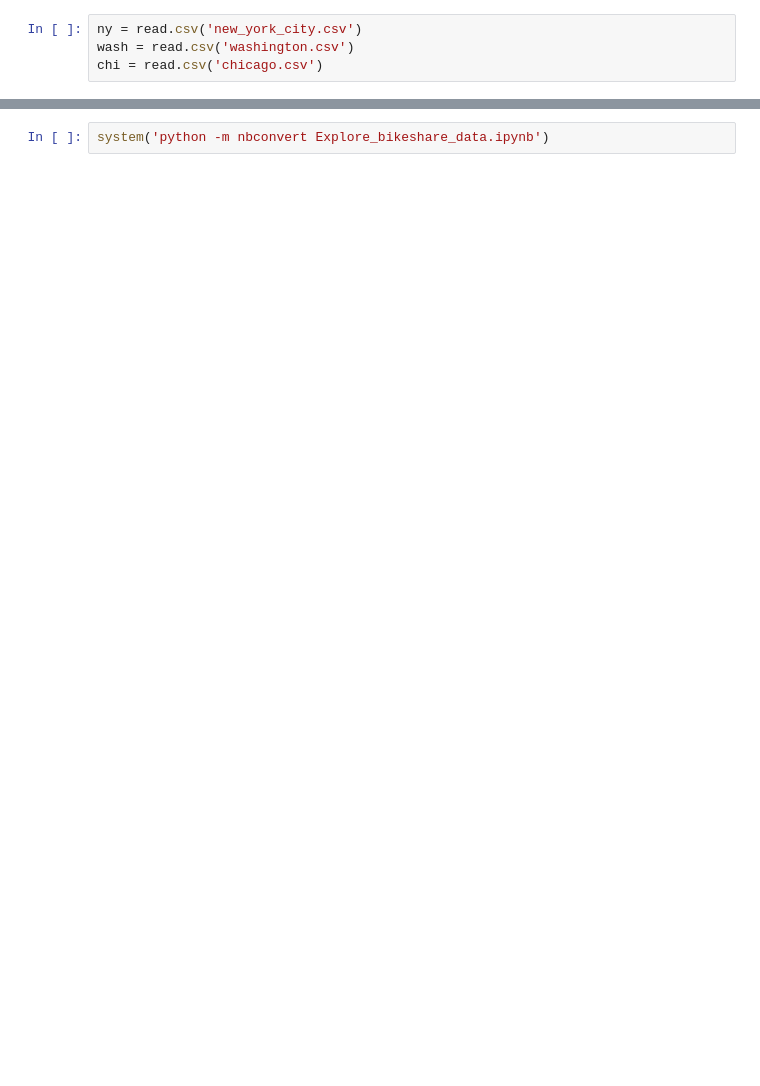
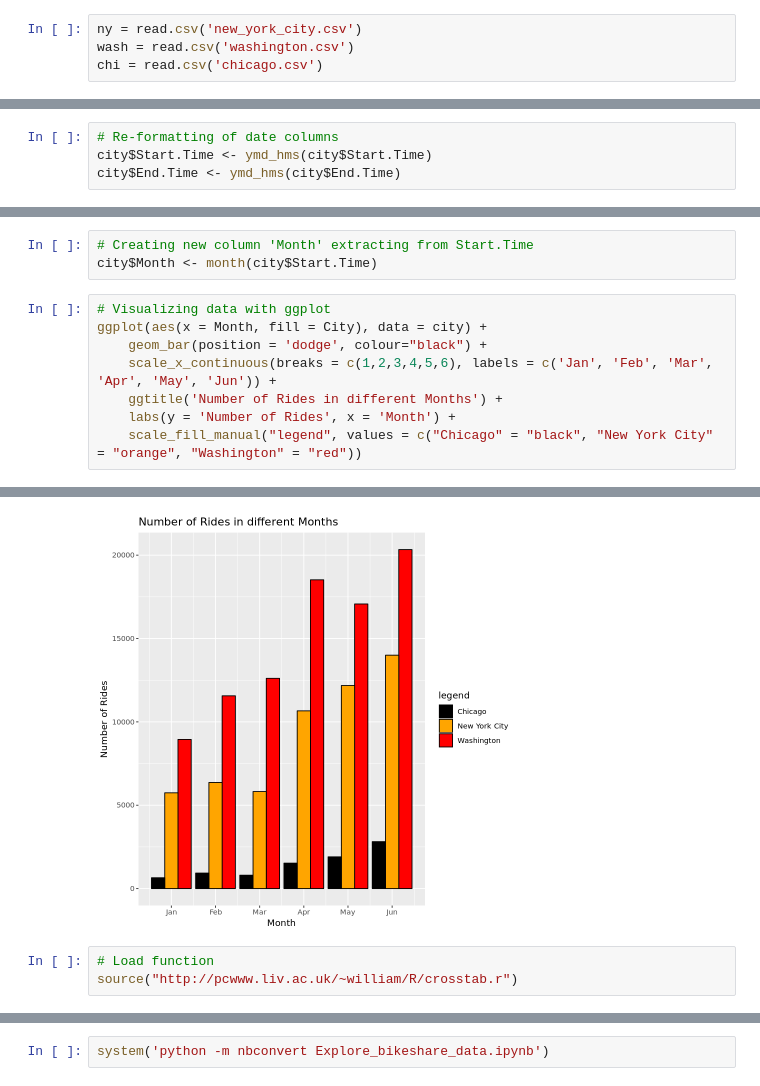
Before and after one commit to James-S-Wood/Udacity_R_Project_JSW, a Jupyter notebook: Udacity_R_Project_JSW.ipynb, the cells around one changed output, grey strips where cells are left out. Saved outputs shown, nothing was run; the diff lists cells and outputs as text; blank space fills up the shorter version.

```diff
--- a/Udacity_R_Project_JSW.ipynb
+++ b/Udacity_R_Project_JSW.ipynb
@@ -201,0 +248,4 @@ There are some users inputted invalid birth dates as we see the ages are skewed
+# %%
+# Re-formatting of date columns
+city$Start.Time <- ymd_hms(city$Start.Time)
+city$End.Time <- ymd_hms(city$End.Time)
@@ -201,0 +255,12 @@ There are some users inputted invalid birth dates as we see the ages are skewed
+# %%
+# Creating new column 'Month' extracting from Start.Time
+city$Month <- month(city$Start.Time)
+# %%
+# Visualizing data with ggplot
+ggplot(aes(x = Month, fill = City), data = city) +
+    geom_bar(position = 'dodge', colour="black") +
+    scale_x_continuous(breaks = c(1,2,3,4,5,6), labels = c('Jan', 'Feb', 'Mar', 'Apr', 'May', 'Jun')) +
+    ggtitle('Number of Rides in different Months') +
+    labs(y = 'Number of Rides', x = 'Month') +
+    scale_fill_manual("legend", values = c("Chicago" = "black", "New York City" = "orange", "Washington" = "red"))
+# %% [output]
@@ -201,0 +269,4 @@ There are some users inputted invalid birth dates as we see the ages are skewed
+[figure, added]
+# %%
+# Load function
+source("http://pcwww.liv.ac.uk/~william/R/crosstab.r")
```
Also changed, not shown: parts of 53 cells of this notebook.
